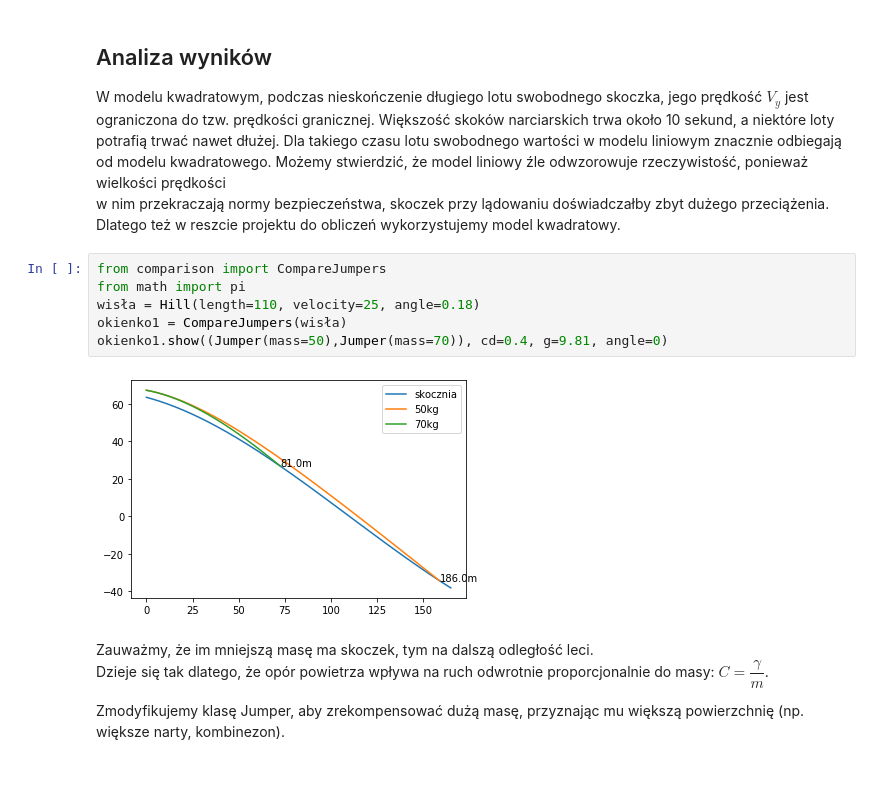
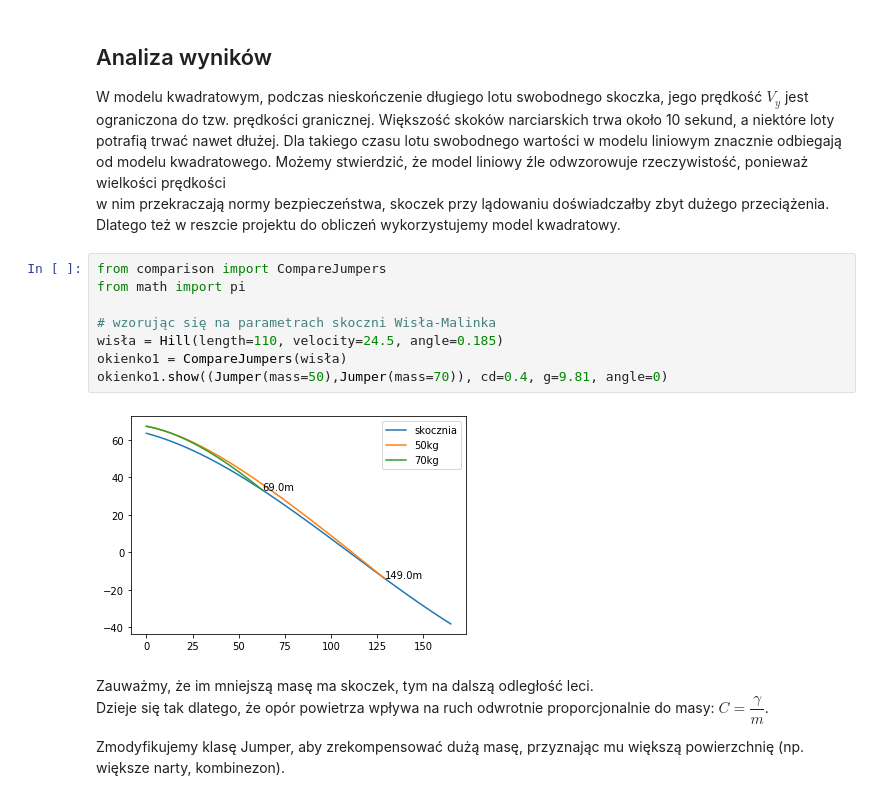
Before and after one commit to maciejratajski1999/Skoki-narciarskie, a Jupyter notebook: main.ipynb, the cells around one changed output. Drawn from its saved outputs; the diff is of its cells as text.

```diff
--- a/main.ipynb
+++ b/main.ipynb
@@ -353,11 +353,13 @@ Dlatego też w reszcie projektu do obliczeń wykorzystujemy model kwadratowy.
 # %%
 from comparison import CompareJumpers
 from math import pi
-wisła = Hill(length=110, velocity=25, angle=0.18)
+
+# wzorując się na parametrach skoczni Wisła-Malinka
+wisła = Hill(length=110, velocity=24.5, angle=0.185)
 okienko1 = CompareJumpers(wisła)
 okienko1.show((Jumper(mass=50),Jumper(mass=70)), cd=0.4, g=9.81, angle=0)
 # %% [output]
-[figure, old version]
+[figure, new version]
 # %% [markdown]
 Zauważmy, że im mniejszą masę ma skoczek, tym na dalszą odległość leci.<br>
 Dzieje się tak dlatego, że opór powietrza wpływa na ruch odwrotnie proporcjonalnie do masy: $C = \dfrac{\gamma}{m}$.
```
Also changed, not shown: parts of 4 cells of this notebook.
